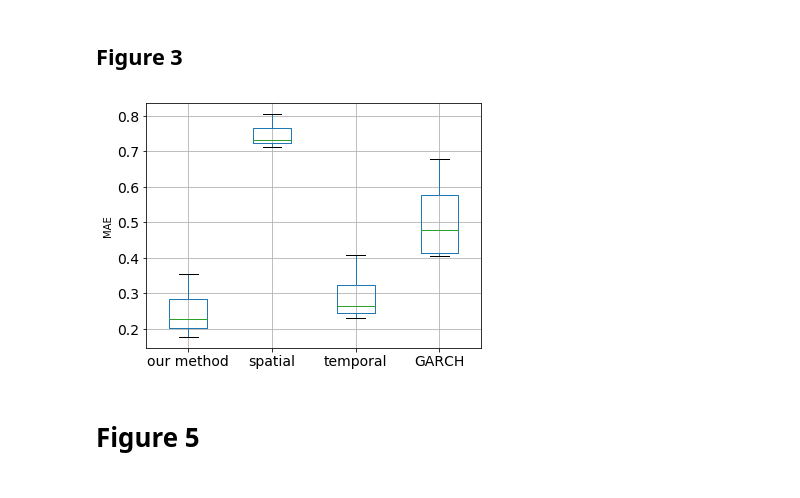
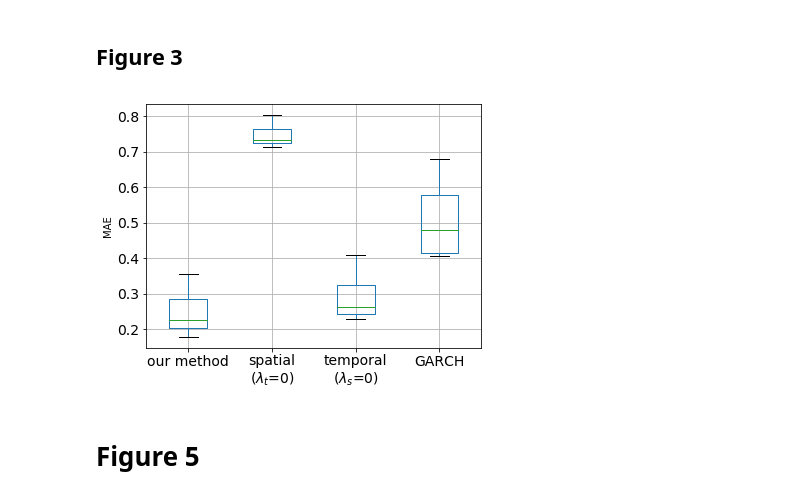
Before and after one commit to dajmcdon/VolatilityTrend, a Jupyter notebook: code/HowToUseThePackage.ipynb, the cells around one changed output. Cells and saved outputs as stored; diff of their text form; code cells hidden in the pictures.

Commit message:
update figure 4

```diff
--- a/code/HowToUseThePackage.ipynb
+++ b/code/HowToUseThePackage.ipynb
@@ -71,12 +71,13 @@ fig.savefig('../aaai-2018/Figures/cities_ts.pdf',dpi=300,format='pdf')
 # %%
 errors = pd.read_csv('/home/arash/MEGA/MEGAsync/Projects/Cloud/Data/Simulated data/modelComp_MAE.csv')
 fig = plt.figure(figsize=(6,4.5))
-errors.columns = ['our method','spatial','temporal','GARCH']
+errors.columns = ['our method','spatial\n($\lambda_t$=0)',
+                  'temporal\n($\lambda_s$=0)','GARCH']
 errors.boxplot();
 plt.ylabel('MAE');
 plt.xticks(size=14);plt.yticks(size=14);
 fig.savefig('../aaai-2018/Figures/modelComp_MAE.pdf',dpi=300,format='pdf')
 # %% [output]
-[figure, old version]
+[figure, new version]
 # %% [markdown]
 # Figure 5
```
Also changed, not shown: 2 other files.
